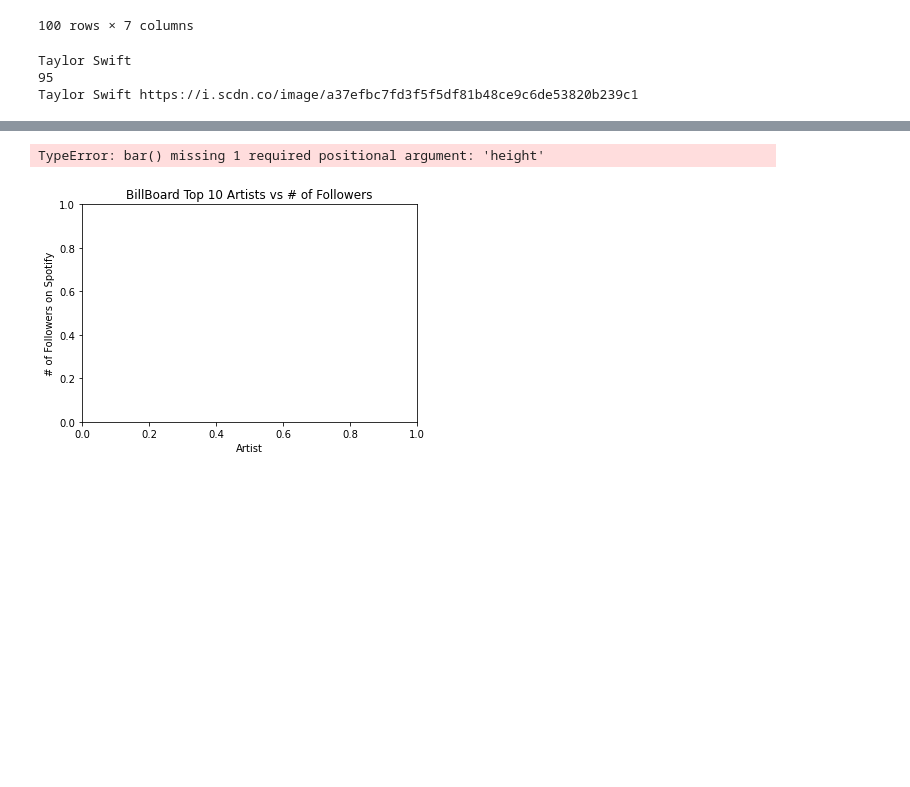
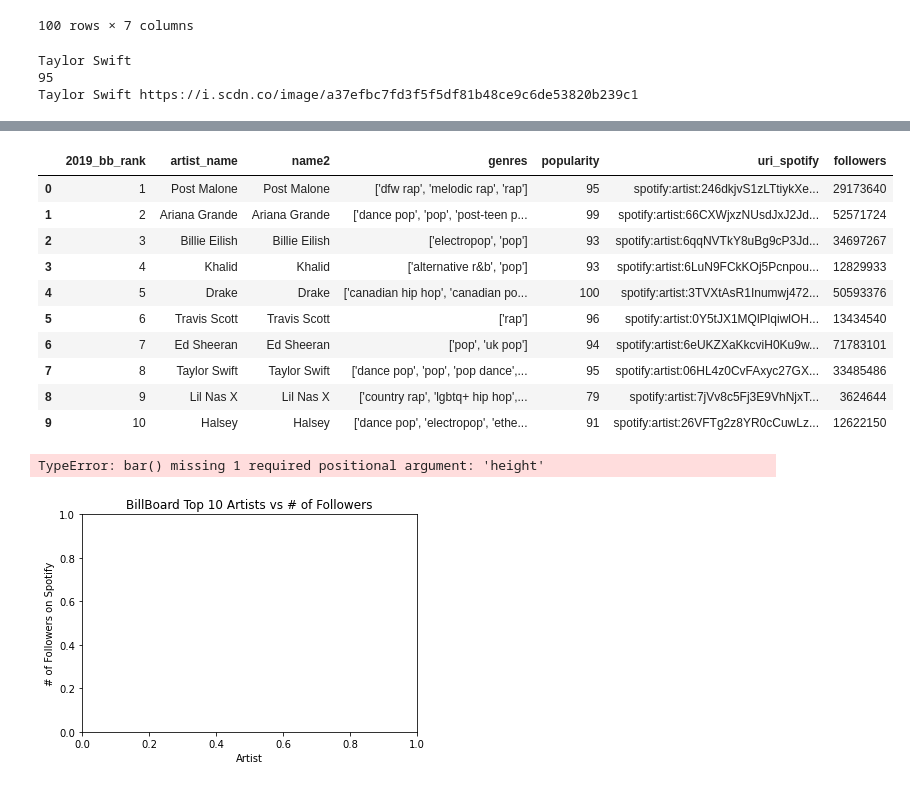
Before and after one commit to ssmith5800/project-1, a Jupyter notebook: Project one.ipynb, the cells around one changed output, grey strips where cells are left out. Cells and saved outputs as stored; diff of their text form; code cells hidden in the pictures; blank space fills up the shorter version.

```diff
--- a/Project one.ipynb
+++ b/Project one.ipynb
@@ -207,3 +193,17 @@ plt.bar(x_axis, y_axis, color='r', alpha=0.1, align="center")
+# %%
+test_df.head(10)
+# %% [output]
+|  | 2019_bb_rank | artist_name | name2 | genres | popularity | uri_spotify | followers |
+| 0 | 1 | Post Malone | Post Malone | ['dfw rap', 'melodic rap', 'rap'] | 95 | spotify:artist:246dkjvS1zLTtiykXe... | 29173640 |
+| 1 | 2 | Ariana Grande | Ariana Grande | ['dance pop', 'pop', 'post-teen p... | 99 | spotify:artist:66CXWjxzNUsdJxJ2Jd... | 52571724 |
+| 2 | 3 | Billie Eilish | Billie Eilish | ['electropop', 'pop'] | 93 | spotify:artist:6qqNVTkY8uBg9cP3Jd... | 34697267 |
+| 3 | 4 | Khalid | Khalid | ['alternative r&b', 'pop'] | 93 | spotify:artist:6LuN9FCkKOj5Pcnpou... | 12829933 |
+| 4 | 5 | Drake | Drake | ['canadian hip hop', 'canadian po... | 100 | spotify:artist:3TVXtAsR1Inumwj472... | 50593376 |
+| 5 | 6 | Travis Scott | Travis Scott | ['rap'] | 96 | spotify:artist:0Y5tJX1MQlPlqiwlOH... | 13434540 |
+| 6 | 7 | Ed Sheeran | Ed Sheeran | ['pop', 'uk pop'] | 94 | spotify:artist:6eUKZXaKkcviH0Ku9w... | 71783101 |
+| 7 | 8 | Taylor Swift | Taylor Swift | ['dance pop', 'pop', 'pop dance',... | 95 | spotify:artist:06HL4z0CvFAxyc27GX... | 33485486 |
+| 8 | 9 | Lil Nas X | Lil Nas X | ['country rap', 'lgbtq+ hip hop',... | 79 | spotify:artist:7jVv8c5Fj3E9VhNjxT... | 3624644 |
+| 9 | 10 | Halsey | Halsey | ['dance pop', 'electropop', 'ethe... | 91 | spotify:artist:26VFTg2z8YR0cCuwLz... | 12622150 |
 # %%
 plt.title("BillBoard Top 10 Artists vs # of Followers")
 plt.xlabel("Artist")
```
Also changed, not shown: parts of 18 cells of this notebook, 11 other files.
